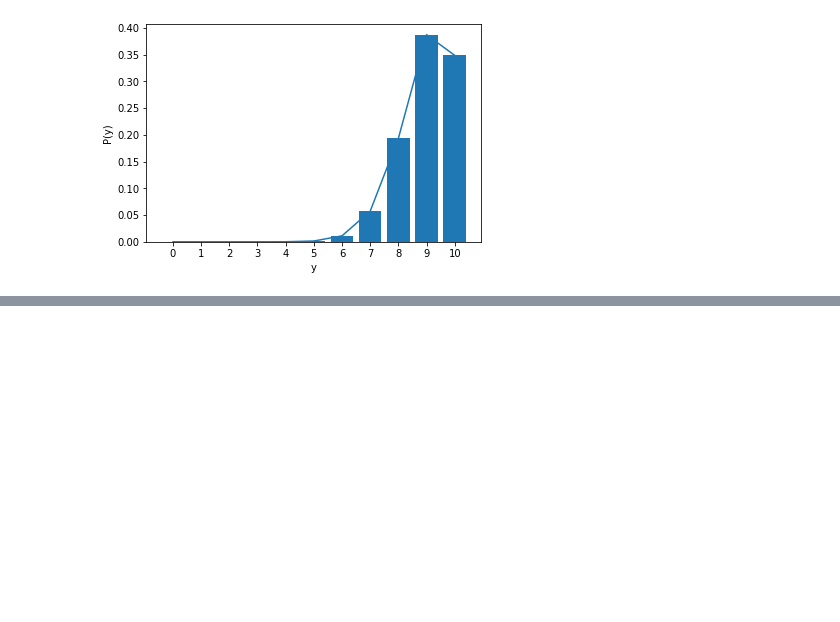
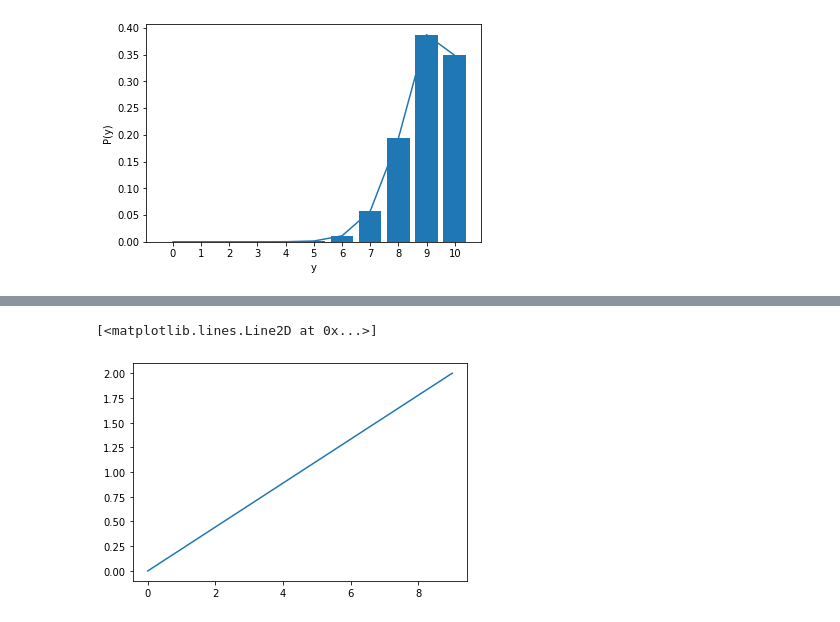
Before and after one commit to amir1m/learning-ml, a Jupyter notebook: FCML_CoinToss.ipynb, the cells around one changed output, grey strips where cells are left out. Saved outputs shown, nothing was run; the diff lists cells and outputs as text; code cells hidden in the pictures; blank space fills up the shorter version.

```diff
--- a/FCML_CoinToss.ipynb
+++ b/FCML_CoinToss.ipynb
@@ -34,0 +87,5 @@ plot_dist ( N=10, prob_y = get_binomial_prob_dist(N=10, r=0.9 ))
+# %%
+plt.plot(beta.pdf(np.linspace(0.0, 1.0, num = 10), 2,1)) # For one Toss as Head
+# %% [output]
+[<matplotlib.lines.Line2D at 0x...>]
+[figure, added]
```
Also changed, not shown: parts of 10 cells of this notebook.
